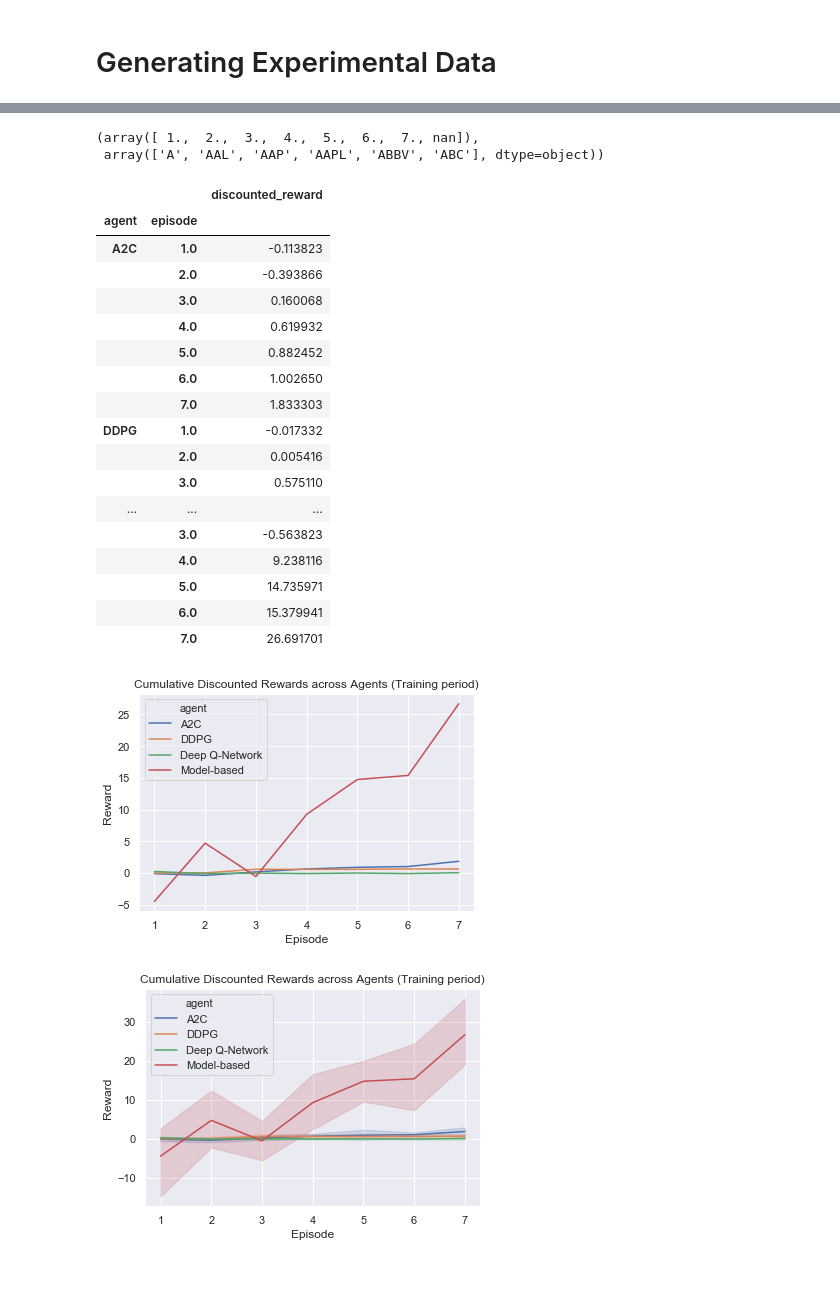
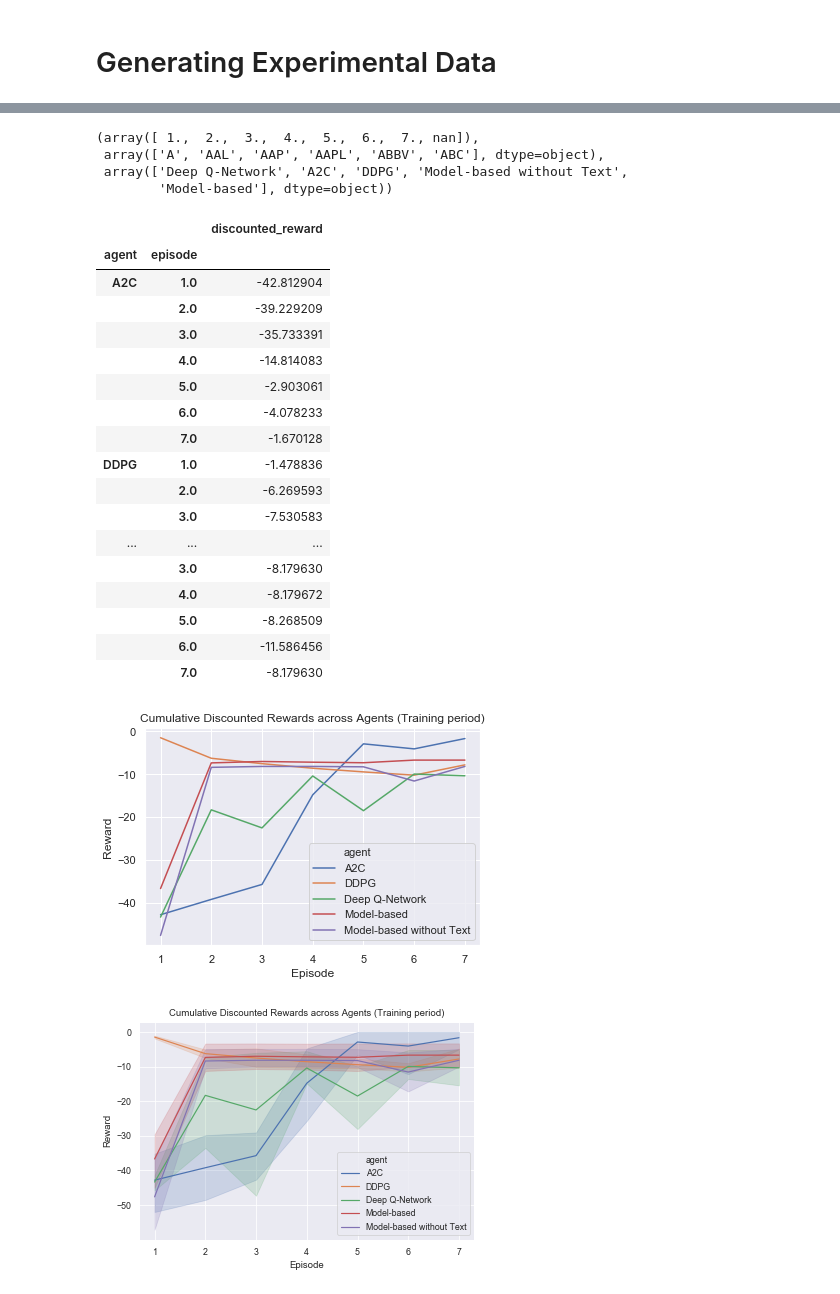
Before and after one commit to AaruranLog/rl-trading, a Jupyter notebook: experiments.ipynb, the cells around one changed output, grey strips where cells are left out. Saved outputs shown, nothing was run; the diff lists cells and outputs as text; code cells hidden in the pictures.

Commit message:
somewhat working plots!

```diff
--- a/experiments.ipynb
+++ b/experiments.ipynb
@@ -46,8 +29,8 @@ total_history = pd.DataFrame()
 with open("filtered_tickers.txt", "r") as src:
     filtered_tickers = src.read().split("\n")
 
-# agents = [DQN, A2C, DDPG, ModelBased_NoText_Agent, ModelBasedAgent]
-agents = [DQN, A2C, DDPG, ModelBasedAgent]
+agents = [DQN, A2C, DDPG, ModelBased_NoText_Agent, ModelBasedAgent]
+# agents = [DQN, A2C, DDPG, ModelBasedAgent]
 for A in agents:
     for ticker in tqdm(filtered_tickers[0:6]):
         a = A()
@@ -86,8 +69,10 @@ total_history
 # %%
-total_history['episode'].unique(), total_history['ticker'].unique()
+total_history['episode'].unique(), total_history['ticker'].unique(), total_history['agent'].unique()
 # %% [output]
 (array([ 1.,  2.,  3.,  4.,  5.,  6.,  7., nan]),
- array(['A', 'AAL', 'AAP', 'AAPL', 'ABBV', 'ABC'], dtype=object))
+ array(['A', 'AAL', 'AAP', 'AAPL', 'ABBV', 'ABC'], dtype=object),
+ array(['Deep Q-Network', 'A2C', 'DDPG', 'Model-based without Text',
+        'Model-based'], dtype=object))
 # %%
 training_history = total_history[(total_history['mode'] == 'train')]
 training_history['discounted_reward'] = (training_history.t
@@ -107,22 +92,22 @@ rewards_df
 # %% [output]
 |  |  | discounted_reward |
 | agent | episode |  |
-| A2C | 1.0 | -0.113823 |
-|  | 2.0 | -0.393866 |
-|  | 3.0 | 0.160068 |
-|  | 4.0 | 0.619932 |
-|  | 5.0 | 0.882452 |
-|  | 6.0 | 1.002650 |
-|  | 7.0 | 1.833303 |
-| DDPG | 1.0 | -0.017332 |
-|  | 2.0 | 0.005416 |
-|  | 3.0 | 0.575110 |
+| A2C | 1.0 | -42.812904 |
+|  | 2.0 | -39.229209 |
+|  | 3.0 | -35.733391 |
+|  | 4.0 | -14.814083 |
+|  | 5.0 | -2.903061 |
+|  | 6.0 | -4.078233 |
+|  | 7.0 | -1.670128 |
+| DDPG | 1.0 | -1.478836 |
+|  | 2.0 | -6.269593 |
+|  | 3.0 | -7.530583 |
 | ... | ... | ... |
-|  | 3.0 | -0.563823 |
-|  | 4.0 | 9.238116 |
-|  | 5.0 | 14.735971 |
-|  | 6.0 | 15.379941 |
-|  | 7.0 | 26.691701 |
+|  | 3.0 | -8.179630 |
+|  | 4.0 | -8.179672 |
+|  | 5.0 | -8.268509 |
+|  | 6.0 | -11.586456 |
+|  | 7.0 | -8.179630 |
 # %%
 # rewards_df.reset_index(['agent', 'episode'], drop=False)
 # %%
@@ -133,15 +118,16 @@ plt.ylabel('Reward')
 plt.xlabel('Episode')
 plt.show()
 # %% [output]
-[figure, old version]
+[figure, new version]
 # %%
+sns.set('paper')
 sns.lineplot('episode', 'discounted_reward', hue='agent',
              data=training_history.groupby(['agent', 'ticker', 'episode'])
         .agg({'discounted_reward' : 'sum'}).reset_index(['agent', 'episode'], drop=False))
 plt.title('Cumulative Discounted Rewards across Agents (Training period)')
 plt.ylabel('Reward')
 plt.xlabel('Episode')
 plt.savefig('plots/rewards-all-agents.png')
 plt.show()
 # %% [output]
-[figure, old version]
+[figure, new version]
```
Also changed, not shown: parts of 23 cells of this notebook, 3 other files.
